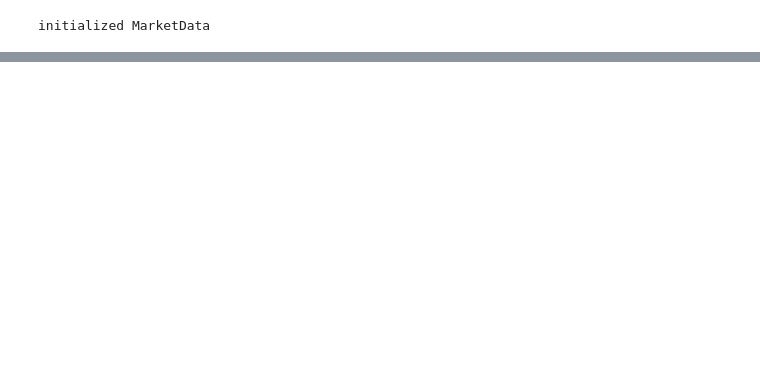
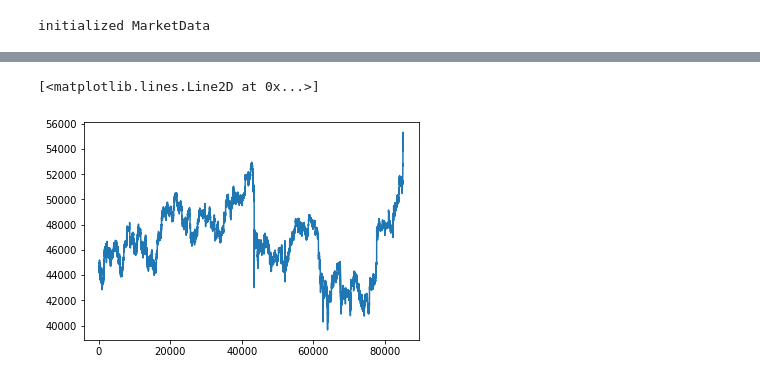
Before and after one commit to alunfes/1m-btc-data, a Jupyter notebook: LGBM_Trading_Points.ipynb, the cells around one changed output, grey strips where cells are left out. Cells and saved outputs as stored; diff of their text form; code cells hidden in the pictures; blank space fills up the shorter version.

```diff
--- a/LGBM_Trading_Points.ipynb
+++ b/LGBM_Trading_Points.ipynb
@@ -583,0 +695,5 @@ test.iloc[10:]
+# %%
+plt.plot(MarketData.close[342902:428127])
+# %% [output]
+[<matplotlib.lines.Line2D at 0x...>]
+[figure, added]
```
Also changed, not shown: parts of 18 cells of this notebook.
